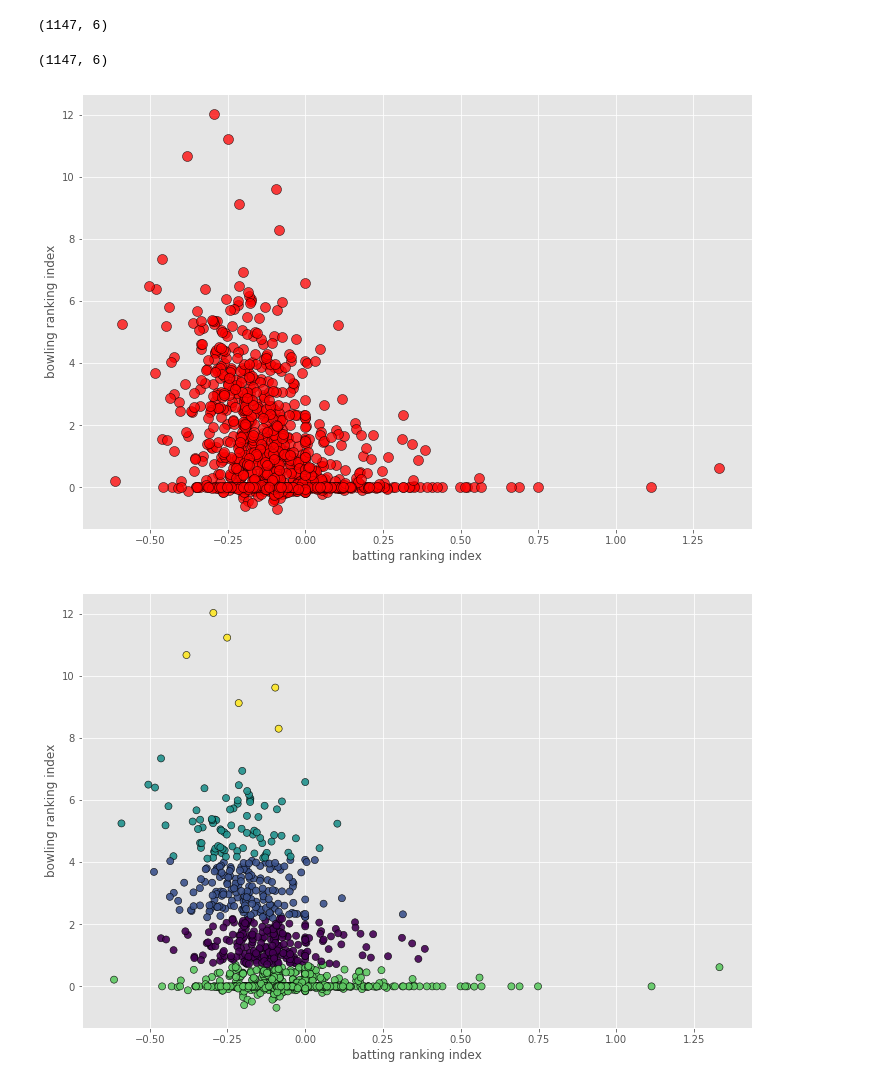
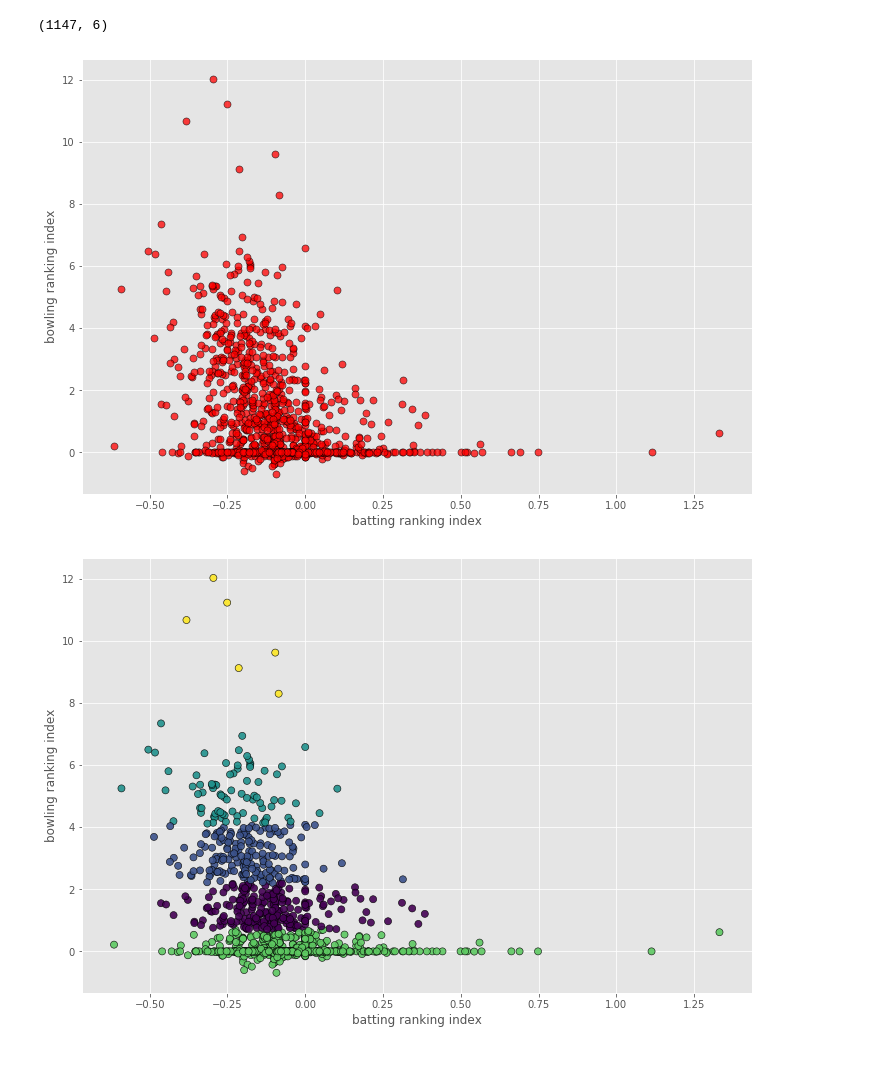
Before and after one commit to rocksayush/Player-Recommendation-System, a Jupyter notebook: PRS uning RI for new players.ipynb, the cells around one changed output. Cells and saved outputs as stored; diff of their text form; code cells hidden in the pictures.

Commit message:
changes made for recommending new players from state level championships

```diff
--- a/PRS uning RI for new players.ipynb
+++ b/PRS uning RI for new players.ipynb
@@ -29,22 +29,21 @@ df.shape
 # %%
 df = df.reset_index().drop(['index'], axis=1)
 df.head()
-df.shape
+# df.shape
+# df.to_csv("newPlayerRI.csv", index=False)
-# %% [output]
-(1147, 6)
 # %%
 fig = plt.gcf()
 fig.set_size_inches(12, 8)
 plt.style.use('ggplot')
-plt.scatter(df.batRI, df.bowlRI, s = 100, c = 'red', edgecolor = 'black', linewidth = .6, alpha = .75)
+plt.scatter(df.batRI, df.bowlRI, s = 50, c = 'red', edgecolor = 'black', linewidth = .6, alpha = .75)
 plt.xlabel('batting ranking index')
 plt.ylabel('bowling ranking index')
 
 
 # plt.figure(num=None, figsize=(4000, 4000))
 plt.show()
 # %% [output]
-[figure, old version]
+[figure, new version]
 # %%
 kmeans = KMeans(n_clusters=5)
 # %%
```
Also changed, not shown: 12 other files.
